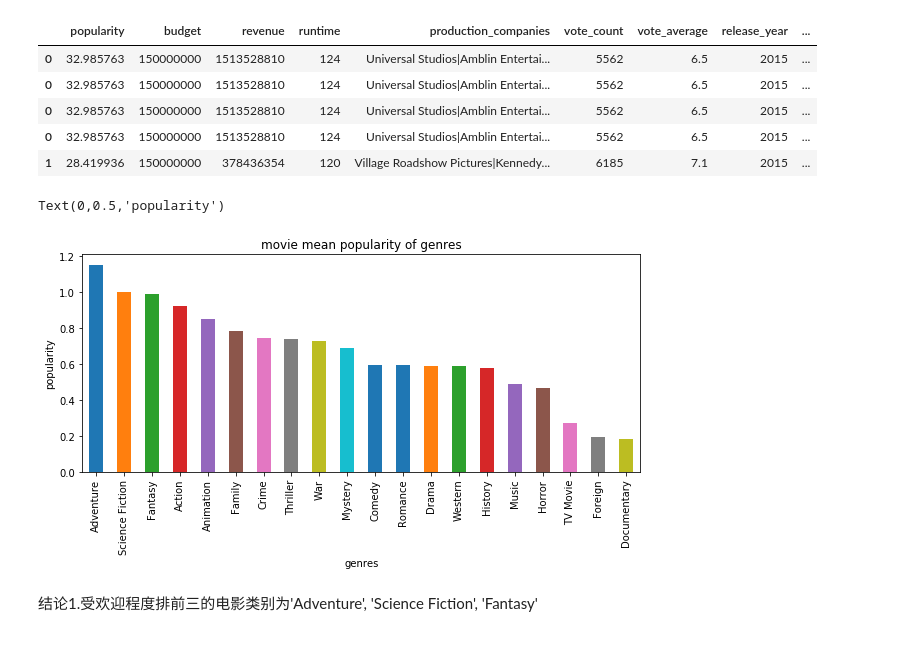
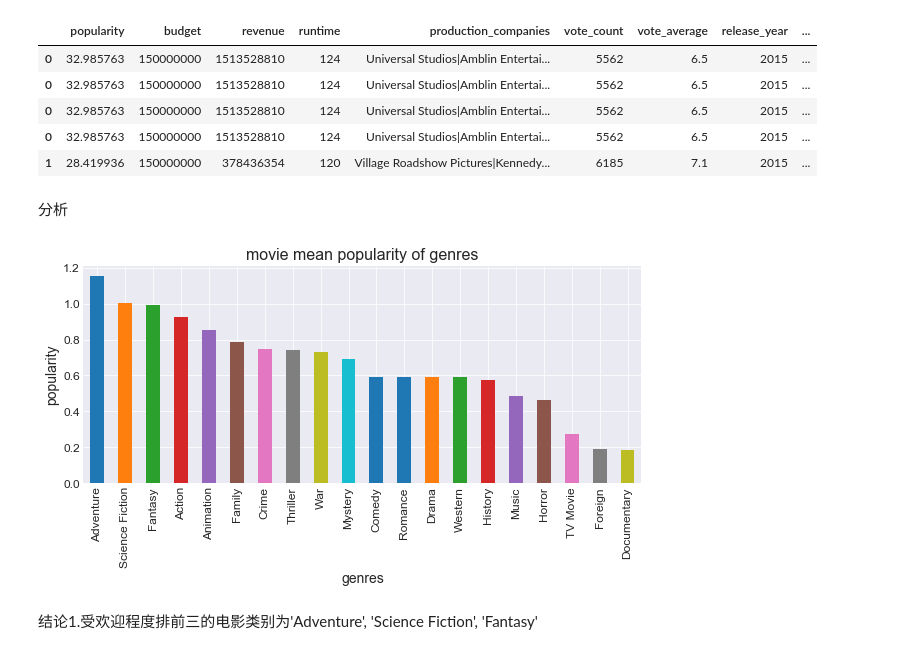
Before and after one commit to snhua/machine-leaning, a Jupyter notebook: project_3_tmdb-movies/Investigate_a_Dataset-zh.ipynb, the cells around one changed output. Saved outputs shown, nothing was run; the diff lists cells and outputs as text; code cells hidden in the pictures.

```diff
--- a/project_3_tmdb-movies/Investigate_a_Dataset-zh.ipynb
+++ b/project_3_tmdb-movies/Investigate_a_Dataset-zh.ipynb
@@ -28,6 +28,8 @@
 import pandas as pd
 import matplotlib.pyplot as plt
 %matplotlib inline
+import seaborn as sns
+sns.set_style('darkgrid')
 # %% [markdown]
 <a id='wrangling'></a>
 ## 数据整理
@@ -133,14 +137,25 @@ df_genres_join.head()
 | 0 | 32.985763 | 150000000 | 1513528810 | 124 | Universal Studios|Amblin Entertai... | 5562 | 6.5 | 2015 | ... |
 | 0 | 32.985763 | 150000000 | 1513528810 | 124 | Universal Studios|Amblin Entertai... | 5562 | 6.5 | 2015 | ... |
 | 1 | 28.419936 | 150000000 | 378436354 | 120 | Village Roadshow Pictures|Kennedy... | 6185 | 7.1 | 2015 | ... |
+# %%
+df_genres_join.to_csv('tmdb-movies-question_1.csv',index=False)
+df_genres_join = pd.read_csv('tmdb-movies-question_1.csv')
+# %% [markdown]
+分析
+# %%
+def set_plt(title,xlabel,ylabel):
+    plt.xlabel(xlabel,fontsize=14)
+    plt.xticks(fontsize=12)
+    plt.ylabel(ylabel,fontsize=14)
+    plt.yticks(fontsize=12)
+    plt.title(title,fontsize=16)
 # %%
 df_mean = df_genres_join.groupby('genres')['popularity'].mean()
 df_mean.sort_values(inplace=True,ascending=False)
-df_mean.plot(kind='bar',title='movie mean popularity of genres',figsize=(10,4))
-plt.ylabel('popularity')
+df_mean.plot(kind='bar',figsize=(10,4))
+set_plt('movie mean popularity of genres','genres','popularity')
 # %% [output]
-Text(0,0.5,'popularity')
-[figure, old version]
+[figure, new version]
 # %% [markdown]
 结论1.受欢迎程度排前三的电影类别为'Adventure', 'Science Fiction', 'Fantasy'
 # %% [markdown]
```
Also changed, not shown: parts of 25 cells of this notebook, 2 other files.
